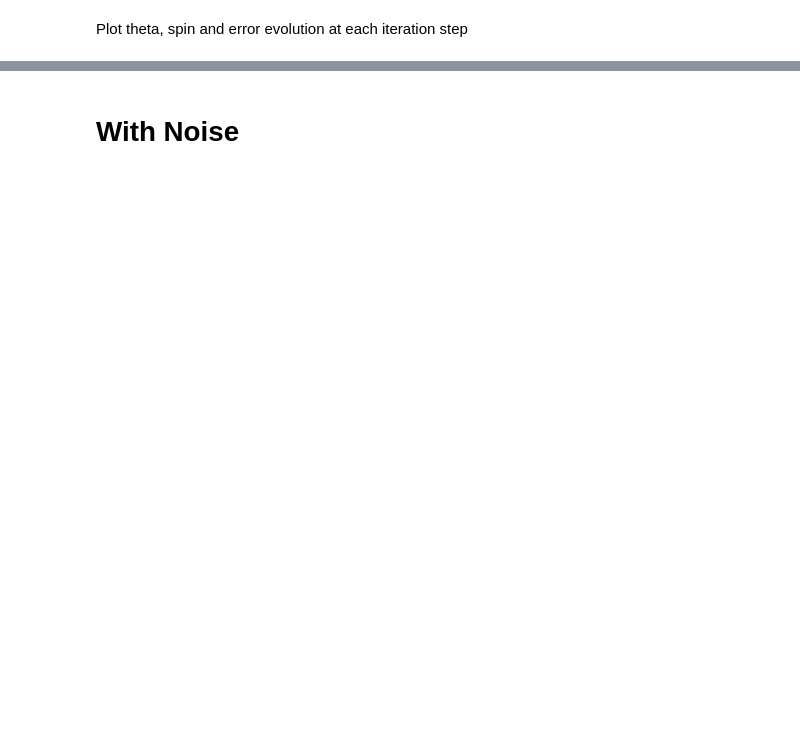
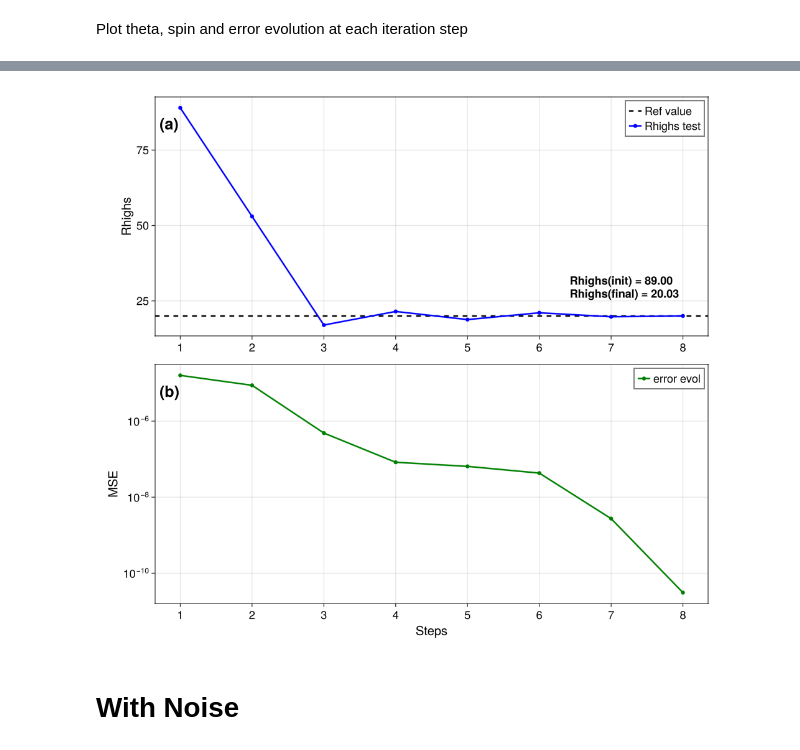
Before and after one commit to zzlphysics/Jipole, a Jupyter notebook: notebooks/Autodiff_GRMHD.ipynb, the cells around one changed output, grey strips where cells are left out. Drawn from its saved outputs; the diff is of its cells as text; code cells hidden in the pictures; blank space fills up the shorter version.

```diff
--- a/notebooks/Autodiff_GRMHD.ipynb
+++ b/notebooks/Autodiff_GRMHD.ipynb
@@ -519,3 +667,71 @@ fig
+# %%
+using GLMakie
+using Printf
+
+# 1. Define the Rhighs array
+Rhighs = [89.0, 53.00000000000001, 17.000000000000007, 21.500000000000007,
+          18.812500000000007, 21.062500000000004, 19.746093750000004, 20.027343750000004]
+
+# (Assumes 'err' array is already defined in your workspace)
+
+fig = Figure(size = (1000, 900))
+xticks = 0:9
+
+# -----------------------------
+# (a) Plot Rhighs
+# -----------------------------
+ax1 = Axis(fig[1, 1],
+    ylabel = "Rhighs",
+    ylabelsize = 20, xlabelsize = 20,
+    xticklabelsize = 18, yticklabelsize = 18,
+    xticks = xticks
+)
+
+# Added reference line at 20
+hlines!(ax1, 20, color = :black, linestyle = :dash, linewidth = 2.5, label = "Ref value")
+
+scatterlines!(ax1, 1:length(Rhighs), Rhighs, color = :blue, linewidth = 2.5, label = "Rhighs test")
+axislegend(ax1, position = :rt, labelsize = 18)
+text!(ax1, 0.008, 0.85, text = "(a)", space = :relative, fontsize = 25, font = :bold)
+
+# Get initial and final values to print out on top of the figure
+R_init = Rhighs[1]
+R_final = Rhighs[end]
+
+label_text = @sprintf("Rhighs(init) = %.2f\nRhighs(final) = %.2f", R_init, R_final)
+
+text!(
+    ax1,
+    0.75, 0.15,
+    text = label_text,
+    space = :relative,
+    fontsize = 18,
+    align = (:left, :bottom),
+    font = :bold
+)
+
+# -----------------------------
+# (b) Plot Error
+# -----------------------------
+ax3 = Axis(fig[2, 1],
+    xlabel = "Steps", ylabel = "MSE",
+    yscale = log10,
+    ylabelsize = 20, xlabelsize = 20,
+    xticklabelsize = 18, yticklabelsize = 18,
+    xticks = xticks
+)
+
+scatterlines!(ax3, 1:length(err), err, color = :green, linewidth = 2.5, label = "error evol")
+axislegend(ax3, position = :rt, labelsize = 18)
+text!(ax3, 0.008, 0.85, text = "(b)", space = :relative, fontsize = 25, font = :bold)
+
+# Link all x-axes
+linkxaxes!(ax1, ax3)
+
+# Display
+fig
+# %% [output]
+[figure, added]
 # %% [markdown]
 # With Noise
 # %%
```
Also changed, not shown: parts of 14 cells of this notebook, 7 other files.
